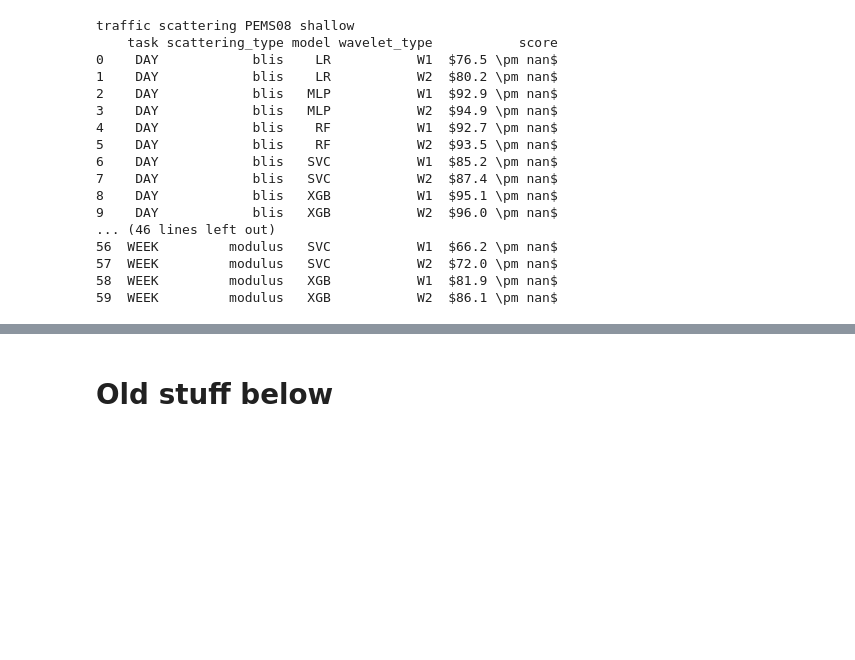
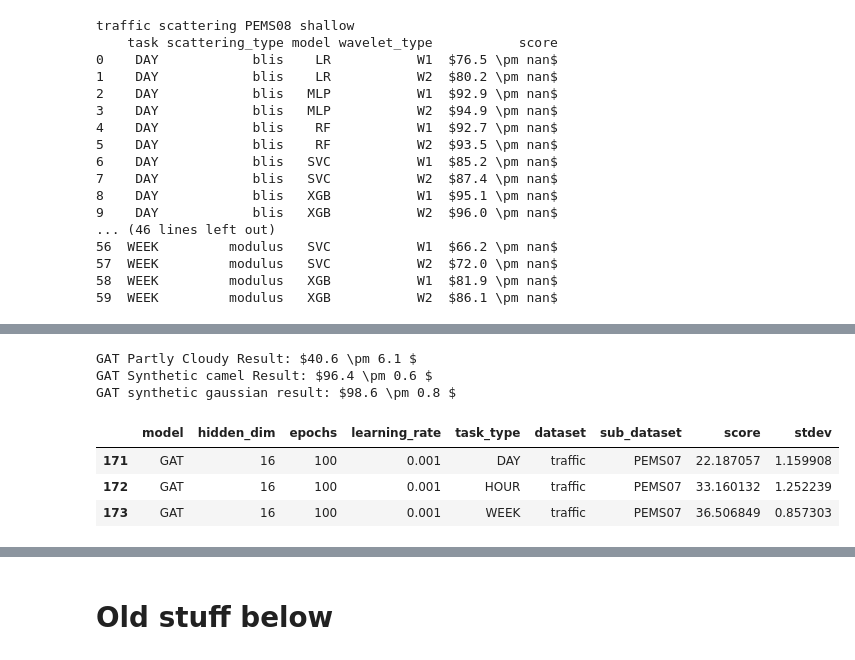
Before and after one commit to KrishnaswamyLab/blis, a Jupyter notebook: scripts/process_results.ipynb, the cells around one changed output, grey strips where cells are left out. Saved outputs shown, nothing was run; the diff lists cells and outputs as text; code cells hidden in the pictures; blank space fills up the shorter version.

```diff
--- a/scripts/process_results.ipynb
+++ b/scripts/process_results.ipynb
@@ -1087,0 +1090,16 @@ traffic scattering PEMS08 shallow
+# %%
+import glob
+
+# first process all of the GAT data
+
+results_dir = 'run_results'
+gat_files = glob.glob(os.path.join(results_dir, '*GAT*.csv'))  # Find all files containing 'GAT'
+
+dataframes = []
+for file in gat_files:
+    df = pd.read_csv(file)  # Assuming the files are in CSV format
+    dataframes.append(df)
+
+df = pd.concat(dataframes, ignore_index=True)
+print("Combined DataFrame:")
+print(df.head())
@@ -1087,0 +1121,22 @@ traffic scattering PEMS08 shallow
+# %%
+GAT_partly_cloudy_mean = df[df['dataset'] == 'partly_cloudy' ]['score'].mean()
+GAT_partly_cloudy_stdev = df[df['dataset'] == 'partly_cloudy' ]['score'].std()
+GAT_camel_mean = df[df['sub_dataset'].str.startswith('camel', na = False)]['score'].mean()
+GAT_camel_stdev = df[df['sub_dataset'].str.startswith('camel', na = False)]['score'].std()
+GAT_gaussian_mean = df[df['sub_dataset'].str.startswith('gaussian', na = False)]['score'].mean()
+GAT_gaussian_stdev = df[df['sub_dataset'].str.startswith('gaussian', na = False)]['score'].std()
+print(f'GAT Partly Cloudy Result: ${GAT_partly_cloudy_mean:.1f} \pm {GAT_partly_cloudy_stdev:.1f} $')
+print(f'GAT Synthetic camel Result: ${GAT_camel_mean:.1f} \pm {GAT_camel_stdev:.1f} $')
+print(f'GAT synthetic gaussian result: ${GAT_gaussian_mean:.1f} \pm {GAT_gaussian_stdev:.1f} $')
+# %% [output]
+GAT Partly Cloudy Result: $40.6 \pm 6.1 $
+GAT Synthetic camel Result: $96.4 \pm 0.6 $
+GAT synthetic gaussian result: $98.6 \pm 0.8 $
+# %%
+# GAT traffic result
+df[df['sub_dataset'] == 'PEMS07']
+# %% [output]
+|  | model | hidden_dim | epochs | learning_rate | task_type | dataset | sub_dataset | score | stdev |
+| 171 | GAT | 16 | 100 | 0.001 | DAY | traffic | PEMS07 | 22.187057 | 1.159908 |
+| 172 | GAT | 16 | 100 | 0.001 | HOUR | traffic | PEMS07 | 33.160132 | 1.252239 |
+| 173 | GAT | 16 | 100 | 0.001 | WEEK | traffic | PEMS07 | 36.506849 | 0.857303 |
```
Also changed, not shown: parts of 4 cells of this notebook, 8 other files.
